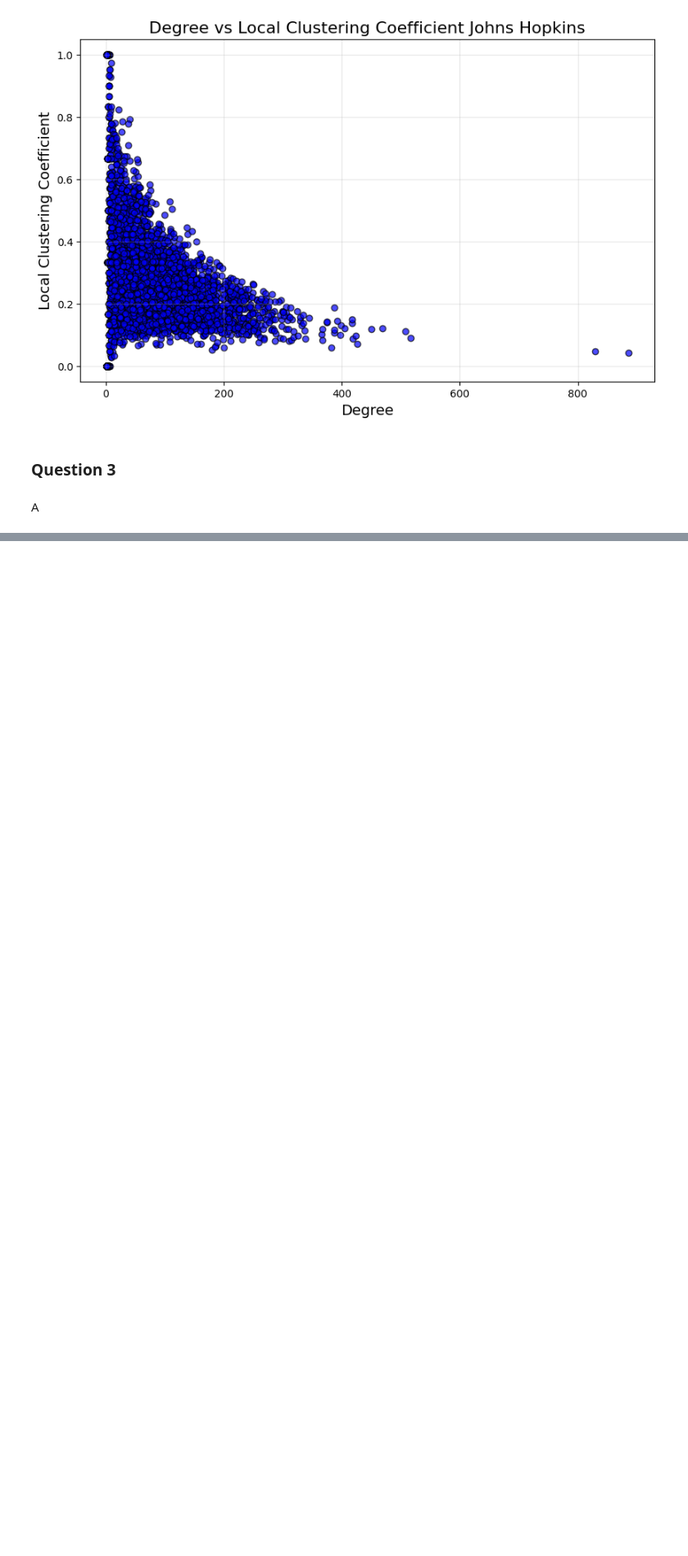
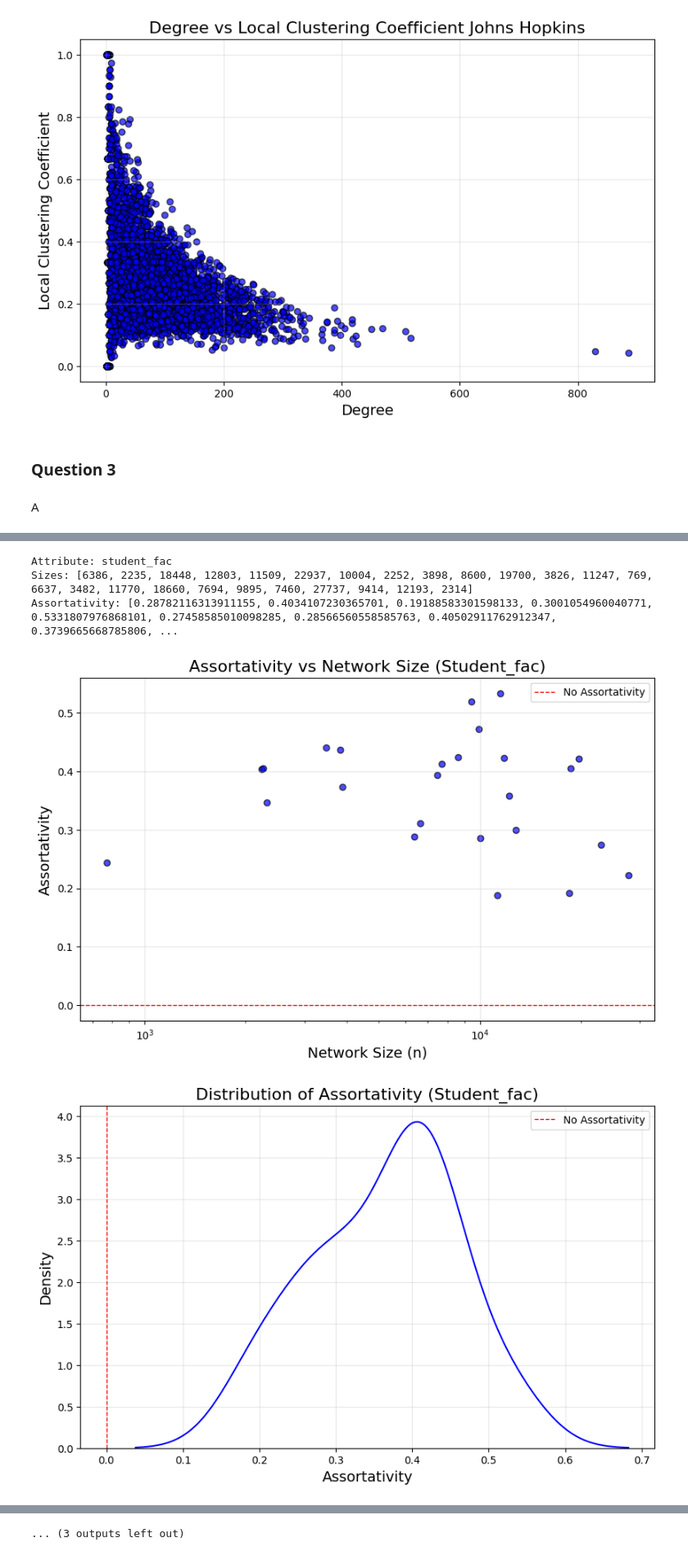
Before and after one commit to Fcrtt/NSGLRendu, a Jupyter notebook: facebook.ipynb, the cells around one changed output, grey strips where cells are left out. Shown at 82% size. Saved outputs shown, nothing was run; the diff lists cells and outputs as text; code cells hidden in the pictures; blank space fills up the shorter version.

```diff
--- a/facebook.ipynb
+++ b/facebook.ipynb
@@ -141,21 +142,35 @@ plt.show()
 # %% [markdown]
 A
 # %%
-data = "fb100/data"
-attributes = ["student_faculty", "major", "dorm", "gender"]
+data_directory = "fb100/data"
+attributes = ["student_fac", "major_index", "dorm", "gender"]  # Updated attribute names
 results = {attr: {"sizes": [], "assortativity": []} for attr in attributes}
 results["degree"] = {"sizes": [], "assortativity": []}
-files = [f for f in os.listdir(data) if f.endswith(".gml")]
-files = files[:50]
+files = [f for f in os.listdir(data_directory) if f.endswith(".gml")]
+files = files[:25]
+
+# Process the files and compute the results
 for gml_file in files:
-    graph_path = os.path.join(data, gml_file)
+    graph_path = os.path.join(data_directory, gml_file)
     graph = nx.read_gml(graph_path)
     n = len(graph)
+
+    # Debugging: Print graph attributes
+    print(f"Processing file: {gml_file}")
+    all_attributes = set()
+    for node, data in graph.nodes(data=True):
+        all_attributes.update(data.keys())
+    print(f"Node attributes: {all_attributes}")
+
     for attr in attributes:
-        if attr in nx.get_node_attributes(graph, attr):
+        if attr in all_attributes:
             assortativity = nx.attribute_assortativity_coefficient(graph, attr)
             results[attr]["sizes"].append(n)
             results[attr]["assortativity"].append(assortativity)
+            print(f"Attribute {attr} found in graph {gml_file}, Assortativity: {assortativity}")
+        else:
+            print(f"Attribute {attr} not found in graph {gml_file}")
+
     degree_assortativity = nx.degree_assortativity_coefficient(graph)
     results["degree"]["sizes"].append(n)
     results["degree"]["assortativity"].append(degree_assortativity)
@@ -163,6 +196,13 @@ for gml_file in files:
 def plot_scatter_and_distribution(results, attr):
     sizes = results[attr]["sizes"]
     assortativity = results[attr]["assortativity"]
+
+    # Debugging: Print sizes and assortativity values
+    print(f"Attribute: {attr}")
+    print(f"Sizes: {sizes}")
+    print(f"Assortativity: {assortativity}")
+
+    # Scatter plot
     plt.figure(figsize=(10, 6))
     plt.scatter(sizes, assortativity, alpha=0.7, color="blue", edgecolor="black")
     plt.xscale("log")
@@ -174,12 +214,22 @@ def plot_scatter_and_distribution(results, attr):
     plt.legend()
     plt.show()
 
+    # KDE plot for distribution
     plt.figure(figsize=(10, 6))
-    plt.hist(assortativity, bins=20, color="blue", edgecolor="black", alpha=0.7)
+    sns.kdeplot(assortativity, color="blue", fill=False)
     plt.axvline(0, color="red", linestyle="--", linewidth=1, label="No Assortativity")
     plt.title(f"Distribution of Assortativity ({attr.capitalize()})", fontsize=16)
     plt.xlabel("Assortativity", fontsize=14)
-    plt.ylabel("Frequency", fontsize=14)
+    plt.ylabel("Density", fontsize=14)
     plt.grid(alpha=0.3)
     plt.legend()
     plt.show()
+# %%
+for attr in results:
+    plot_scatter_and_distribution(results, attr)
+# %% [output]
+Attribute: student_fac
+Sizes: [6386, 2235, 18448, 12803, 11509, 22937, 10004, 2252, 3898, 8600, 19700, 3826, 11247, 769, 6637, 3482, 11770, 18660, 7694, 9895, 7460, 27737, 9414, 12193, 2314]
+Assortativity: [0.28782116313911155, 0.4034107230365701, 0.19188583301598133, 0.3001054960040771, 0.5331807976868101, 0.27458585010098285, 0.28566560558585763, 0.40502911762912347, 0.3739665668785806, ...
+[figure, added]
+[figure, added]
@@ -185,0 +251 @@ def plot_scatter_and_distribution(results, attr):
+... (3 outputs left out)
```
Also changed, not shown: parts of 4 cells of this notebook, 3 other files.
